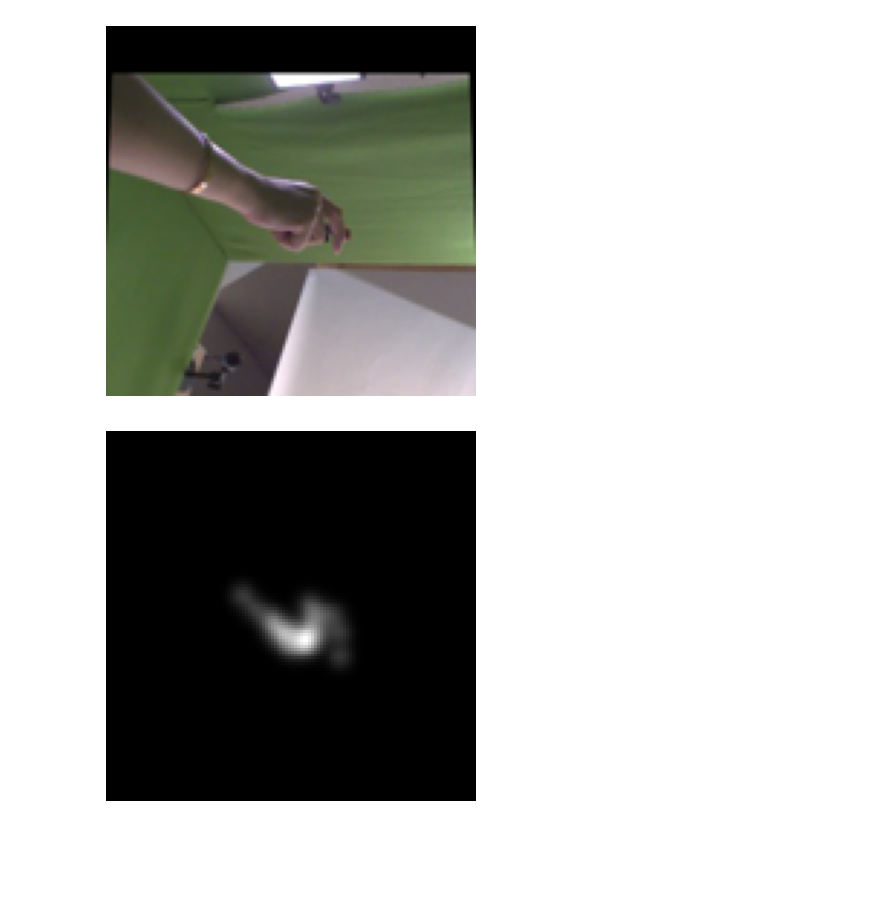
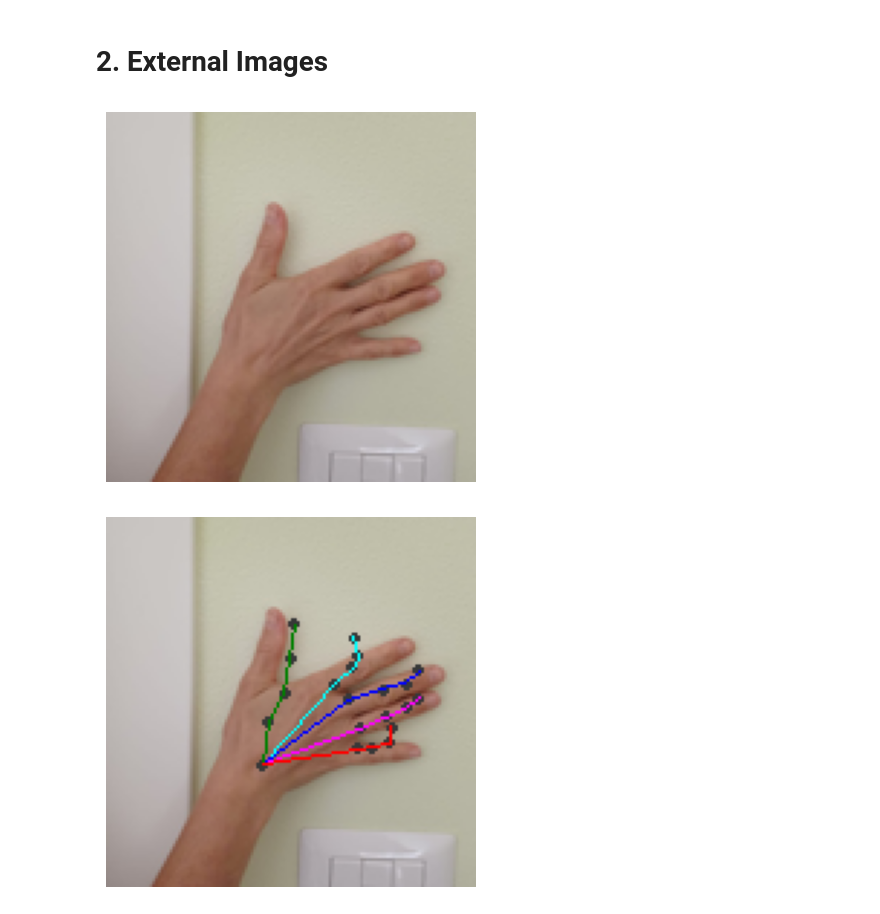
Before and after one commit to Quinta13/ML_project, a Jupyter notebook: notebooks/3-Inference.ipynb, the cells around one changed output. Cells and saved outputs as stored; diff of their text form; code cells hidden in the pictures; blank space fills up the shorter version.

Commit message:
inference

```diff
--- a/notebooks/3-Inference.ipynb
+++ b/notebooks/3-Inference.ipynb
@@ -18,8 +35,14 @@ hand = inference[0]
+# %% [markdown]
+# 2. External Images
+# %%
+from model.inference import ExternalHand
+
+hand = ExternalHand(file_name="stefania3.jpg", model_fp=get_model_file())
 # %%
 hand.plot_image()
 # %% [output]
-[figure, old version]
+[figure, new version]
 # %%
-hand.plot_heatmaps()
+hand.plot_pred_skeleton()
 # %% [output]
-[figure, old version]
+[figure, new version]
```
Also changed, not shown: parts of 6 cells of this notebook, 5 other files.
